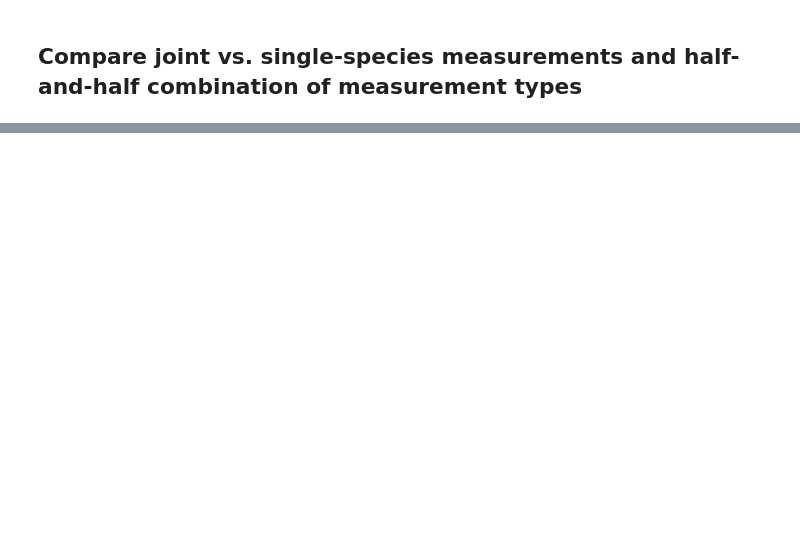
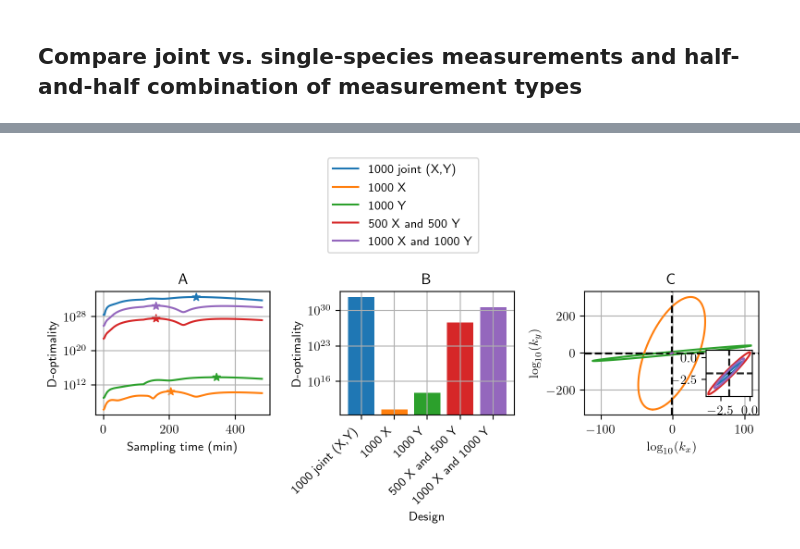
Before and after one commit to voduchuy/NoisyMeasurementFIM, a Jupyter notebook: toggle_switch/full_vs_partial_measurements.ipynb, the cells around one changed output, grey strips where cells are left out. Cells and saved outputs as stored; diff of their text form; code cells hidden in the pictures; blank space fills up the shorter version.

```diff
--- a/toggle_switch/full_vs_partial_measurements.ipynb
+++ b/toggle_switch/full_vs_partial_measurements.ipynb
@@ -106,0 +50,63 @@ fig.savefig("figs/toggle_single_vs_half.png", dpi=300, bbox_inches="tight")
+# %%
+from mpl_toolkits.axes_grid1.inset_locator import inset_axes
+
+scheme_titles = {
+    '100%(x,y)': f'{n_cells} joint (X,Y)',
+    '100%x': f'{n_cells} X',
+    '100%y': f'{n_cells} Y',
+    '50%x_50%y': f'{n_cells//2} X and {n_cells//2} Y',
+    '100%x_100%y': f'{n_cells} X and {n_cells} Y'
+}
+
+fig = plt.figure(figsize=(8, 3), dpi=200, tight_layout=True)
+axs = fig.subplots(1, 3)
+for ax in axs:
+    ax.grid(True)
+
+colors = {}
+for design in combination_schemes:
+    p = axs[0].plot(d_optimality_objectives[design], label=scheme_titles[design])
+    colors[design] = p[0].get_color()
+    t_opt = d_optimality_solutions[design]
+    axs[0].scatter(t_opt,
+                   d_optimality_objectives[design][t_opt], marker="*")
+    axs[0].set_yscale("log")
+axs[0].set_ylabel(r"D-optimality")
+axs[0].set_xlabel(r"Sampling time (min)")
+
+
+# Bar chart for the D-opt values
+d_values = [d_optimality_objectives[design][d_optimality_solutions[design]] for design in combination_schemes]
+exp_labels = [v for k, v in scheme_titles.items()]
+
+for i, design in enumerate(combination_schemes):
+    axs[1].bar(i, d_values[i], color=colors[design])
+axs[1].set_yscale("log")
+axs[1].set_xticks([0, 1, 2, 3, 4])
+axs[1].set_xticklabels(exp_labels, rotation=45, ha='right')
+axs[1].set_xlabel("Design")
+axs[1].set_ylabel("D-optimality")
+
+
+for i, design in enumerate(combination_schemes):
+    t_opt = d_optimality_solutions[design]
+    plot_conf_ellipse(fim=batch_fims[design][t_opt], num_sigma=3,
+                       ax=axs[2], par_idx=[2, 3], theta=np.log10(theta),
+                       color=colors[design])
+inaxs2 = inset_axes(axs[2], width=0.5, height=0.5, loc=4, bbox_to_anchor=(0.1, 0.1, 0.9, 0.9),
+                    bbox_transform=axs[2].transAxes)
+for design in ["100%(x,y)", "50%x_50%y", "100%x_100%y"]:
+    t_opt = d_optimality_solutions[design]
+    plot_conf_ellipse(fim=batch_fims[design][t_opt], num_sigma=3,
+                       ax=inaxs2, par_idx=[2, 3], theta=np.log10(theta),
+                       color=colors[design])
+
+axs[2].set_xlabel(r"$\log_{10}(k_x)$")
+axs[2].set_ylabel(r"$\log_{10}(k_y)$")
+
+h, l = axs[0].get_legend_handles_labels()
+fig.legend(h, l, loc="lower center", bbox_to_anchor=(0.5, 1, 0, 0.5))
+label_axes(axs)
+fig.savefig("figs/toggle_single_vs_half.png", dpi=300, bbox_inches="tight")
+# %% [output]
+[figure, added]
```
Also changed, not shown: parts of 15 cells of this notebook, 15 other files.
